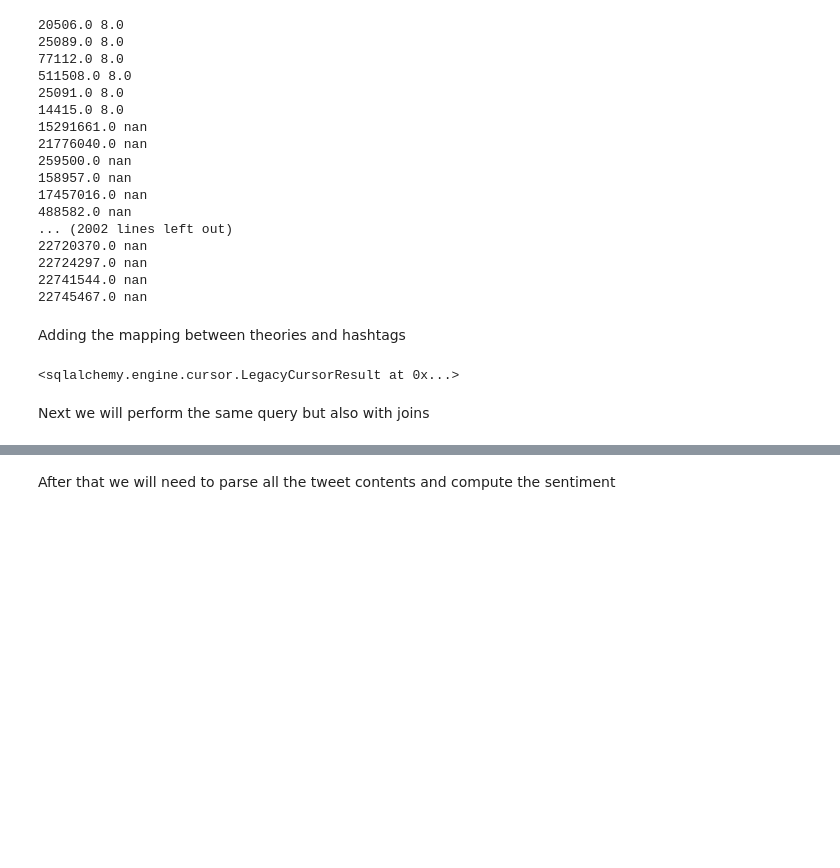
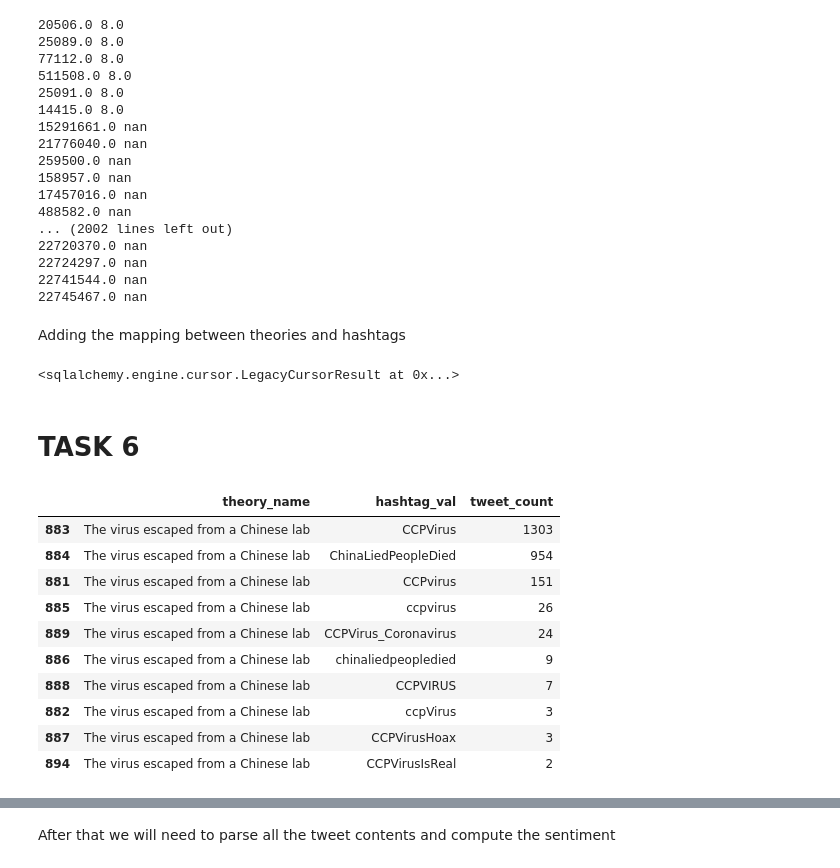
Before and after one commit to Denissovan/Denis_Krajcirik-PDT-zadanie1, a Jupyter notebook: tweets.ipynb, the cells around one changed output, grey strips where cells are left out. Drawn from its saved outputs; the diff is of its cells as text; code cells hidden in the pictures; blank space fills up the shorter version.

Commit message:
task 6 finished

```diff
--- a/tweets.ipynb
+++ b/tweets.ipynb
@@ -756,5 +756,43 @@ try:
 #         # consp_theory_tab.to_sql('consp_theories', engine, if_exists='replace', index=False)
 except:
     print("Somthing went wrong")
-# %% [markdown]
-Next we will perform the same query but also with joins
+# %% [markdown]
+# TASK 6
+# %%
+hash_tags_query = """
+SELECT ct.theory_name, res.value as hashtag_val, sum(res.tweet_count) as tweet_count
+FROM
+	(SELECT h.id, h.value, count(distinct(tweets.id)) as tweet_count
+	FROM tweets
+	JOIN tweet_hashtags as th ON th.tweet_id = tweets.id
+	JOIN hashtags as h ON h.id = th.hashtag_id
+	JOIN hash_consptheories_link as hcl ON hcl.hashtag_id = h.id
+	JOIN consp_theories as ct ON ct.id = hcl.consp_theory_id
+	WHERE tweets.compound NOT BETWEEN (-0.5) AND (0.5)
+	group by (h.id)
+	ORDER BY h.value ASC) as res
+
+JOIN hash_consptheories_link as hcl ON hcl.hashtag_id = res.id
+JOIN consp_theories as ct ON ct.id = hcl.consp_theory_id
+GROUP BY (ct.theory_name, res.id, res.value)
+ORDER BY ct.theory_name ASC
+"""
+# %%
+df_top_hashtags_for_consp = pd.read_sql(hash_tags_query, engine)
+# %%
+df_top_hashtags_for_consp = df_top_hashtags_for_consp.sort_values(['theory_name', 'tweet_count'], ascending=[False, False])
+df_top_hashtags_for_consp['tweet_count'] = df_top_hashtags_for_consp['tweet_count'].astype(int)
+# %%
+df_top_hashtags_for_consp[df_top_hashtags_for_consp['theory_name'] == "The virus escaped from a Chinese lab"].head(10)
+# %% [output]
+|  | theory_name | hashtag_val | tweet_count |
+| 883 | The virus escaped from a Chinese lab | CCPVirus | 1303 |
+| 884 | The virus escaped from a Chinese lab | ChinaLiedPeopleDied | 954 |
+| 881 | The virus escaped from a Chinese lab | CCPvirus | 151 |
+| 885 | The virus escaped from a Chinese lab | ccpvirus | 26 |
+| 889 | The virus escaped from a Chinese lab | CCPVirus_Coronavirus | 24 |
+| 886 | The virus escaped from a Chinese lab | chinaliedpeopledied | 9 |
+| 888 | The virus escaped from a Chinese lab | CCPVIRUS | 7 |
+| 882 | The virus escaped from a Chinese lab | ccpVirus | 3 |
+| 887 | The virus escaped from a Chinese lab | CCPVirusHoax | 3 |
+| 894 | The virus escaped from a Chinese lab | CCPVirusIsReal | 2 |
```
Also changed, not shown: parts of 6 cells of this notebook.
